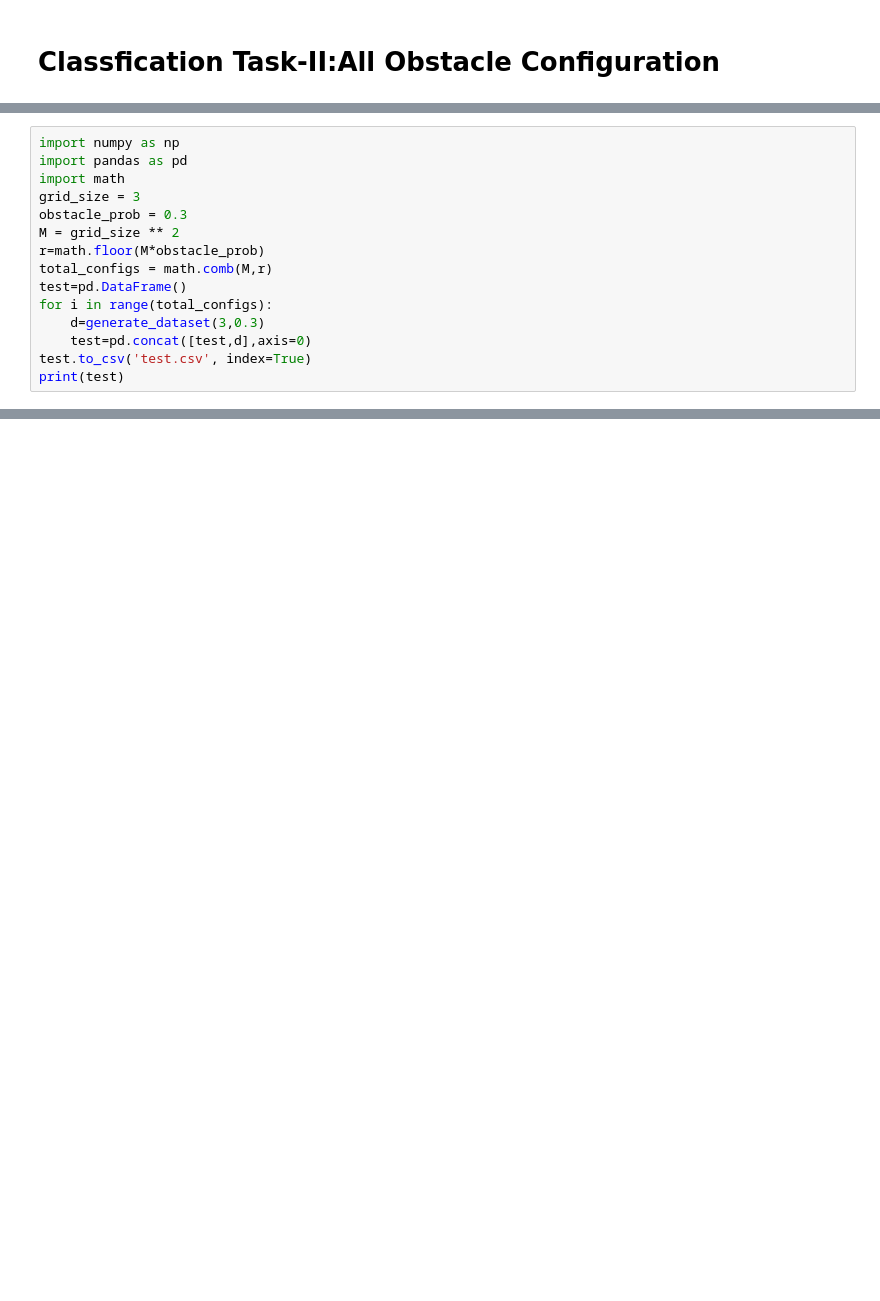
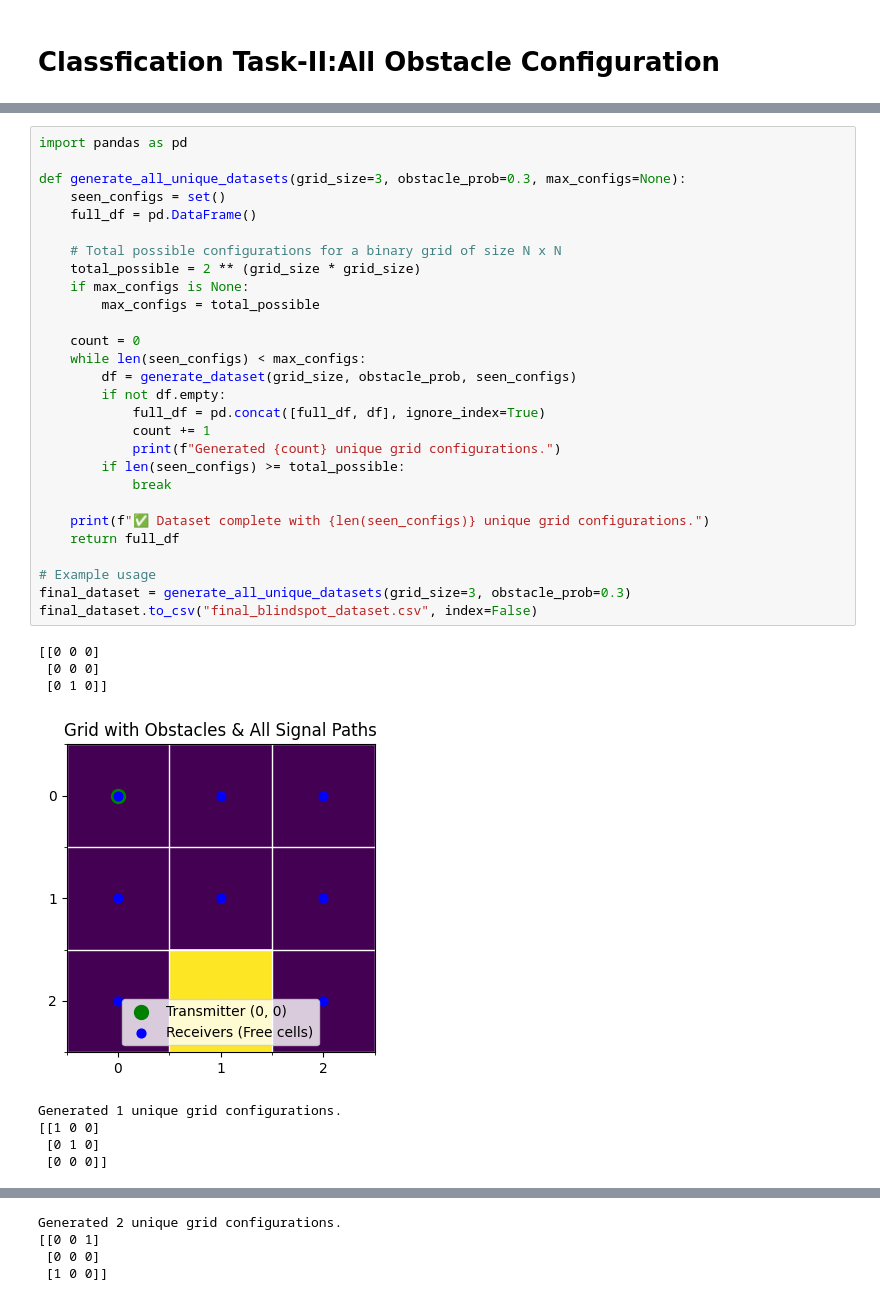
Before and after one commit to gourav-prateek-sharma/Capstone-Project-COVER, a Jupyter notebook: Classification_Task_II(All Obstacle Config).ipynb, the cells around one changed output, grey strips where cells are left out. Drawn from its saved outputs; the diff is of its cells as text; blank space fills up the shorter version.

```diff
--- a/Classification_Task_II(All Obstacle Config).ipynb
+++ b/Classification_Task_II(All Obstacle Config).ipynb
@@ -212,16 +223 @@ print(train)
 8                                   0
-# %%
-import numpy as np
-import pandas as pd
-import math
-grid_size = 3
-obstacle_prob = 0.3
-M = grid_size ** 2
-r=math.floor(M*obstacle_prob)
-total_configs = math.comb(M,r)
-test=pd.DataFrame()
-for i in range(total_configs):
-    d=generate_dataset(3,0.3)
-    test=pd.concat([test,d],axis=0)
-test.to_csv('test.csv', index=True)
-print(test)
@@ -253,0 +254,37 @@ print(test)
+# %%
+import pandas as pd
+
+def generate_all_unique_datasets(grid_size=3, obstacle_prob=0.3, max_configs=None):
+    seen_configs = set()
+    full_df = pd.DataFrame()
+
+    # Total possible configurations for a binary grid of size N x N
+    total_possible = 2 ** (grid_size * grid_size)
+    if max_configs is None:
+        max_configs = total_possible
+
+    count = 0
+    while len(seen_configs) < max_configs:
+        df = generate_dataset(grid_size, obstacle_prob, seen_configs)
+        if not df.empty:
+            full_df = pd.concat([full_df, df], ignore_index=True)
+            count += 1
+            print(f"Generated {count} unique grid configurations.")
+        if len(seen_configs) >= total_possible:
+            break
+
+    print(f"✅ Dataset complete with {len(seen_configs)} unique grid configurations.")
+    return full_df
+
+# Example usage
+final_dataset = generate_all_unique_datasets(grid_size=3, obstacle_prob=0.3)
+final_dataset.to_csv("final_blindspot_dataset.csv", index=False)
+# %% [output]
+[[0 0 0]
+ [0 0 0]
+ [0 1 0]]
+[figure, added]
+Generated 1 unique grid configurations.
+[[1 0 0]
+ [0 1 0]
+ [0 0 0]]
@@ -253,0 +292,4 @@ print(test)
+Generated 2 unique grid configurations.
+[[0 0 1]
+ [0 0 0]
+ [1 0 0]]
```
Also changed, not shown: parts of 8 cells of this notebook.
